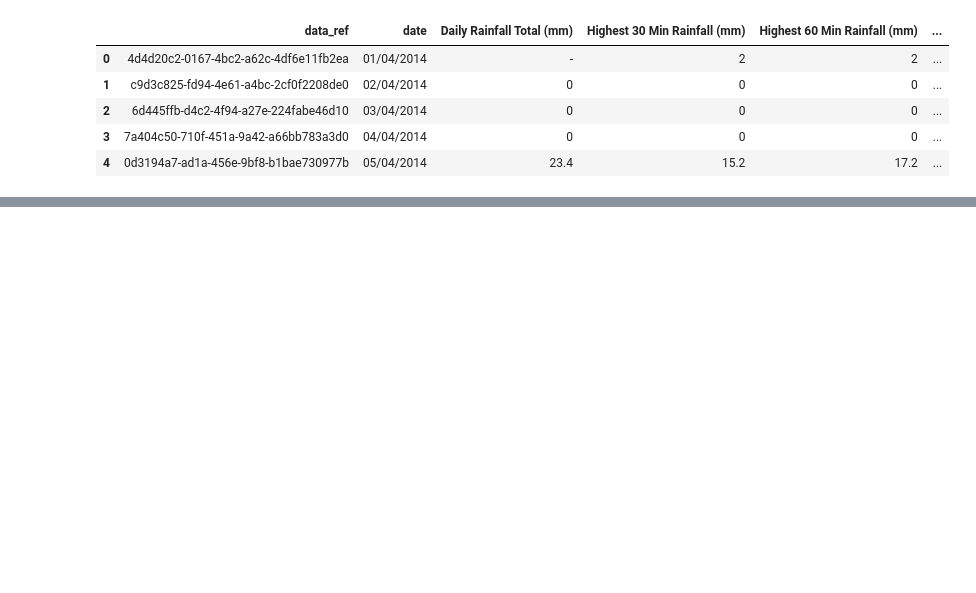
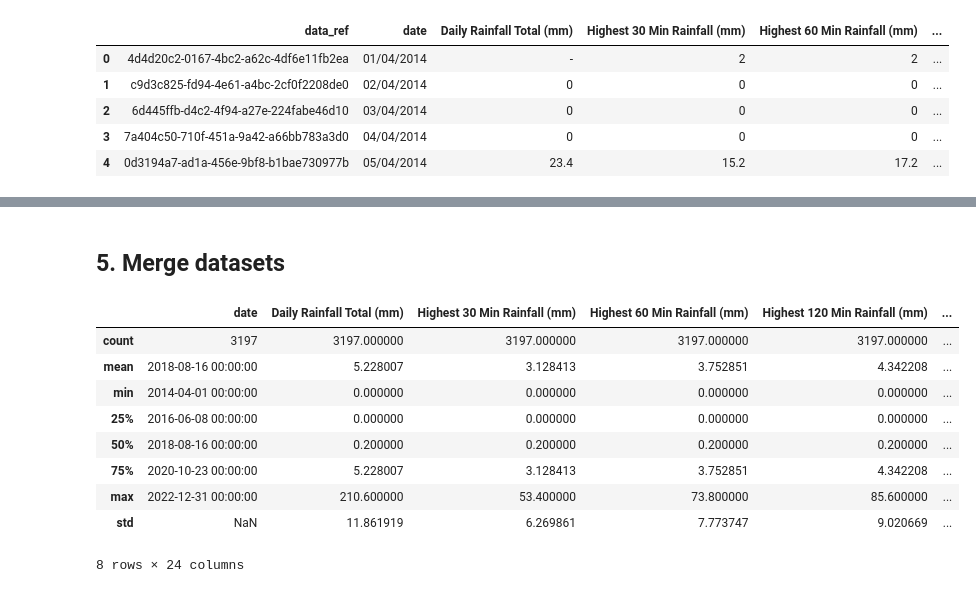
Before and after one commit to lxxxng/SolarPanelEfficiencyPrediction, a Jupyter notebook: eda.ipynb, the cells around one changed output, grey strips where cells are left out. Drawn from its saved outputs; the diff is of its cells as text; code cells hidden in the pictures; blank space fills up the shorter version.

```diff
--- a/eda.ipynb
+++ b/eda.ipynb
@@ -35,0 +263,4 @@ df.head()
+# %%
+# replace missing values in weather_df
+weather_float_cols = weather_df.select_dtypes(include=['float64']).columns
+weather_df[weather_float_cols] = weather_df[weather_float_cols].fillna(weather_df[weather_float_cols].mean())
@@ -35,0 +271,2 @@ df.head()
+# %% [markdown]
+## 5. Merge datasets
@@ -35,0 +280,13 @@ df.head()
+# %%
+merged_df.describe()
+# %% [output]
+|  | date | Daily Rainfall Total (mm) | Highest 30 Min Rainfall (mm) | Highest 60 Min Rainfall (mm) | Highest 120 Min Rainfall (mm) | ... |
+| count | 3197 | 3197.000000 | 3197.000000 | 3197.000000 | 3197.000000 | ... |
+| mean | 2018-08-16 00:00:00 | 5.228007 | 3.128413 | 3.752851 | 4.342208 | ... |
+| min | 2014-04-01 00:00:00 | 0.000000 | 0.000000 | 0.000000 | 0.000000 | ... |
+| 25% | 2016-06-08 00:00:00 | 0.000000 | 0.000000 | 0.000000 | 0.000000 | ... |
+| 50% | 2018-08-16 00:00:00 | 0.200000 | 0.200000 | 0.200000 | 0.200000 | ... |
+| 75% | 2020-10-23 00:00:00 | 5.228007 | 3.128413 | 3.752851 | 4.342208 | ... |
+| max | 2022-12-31 00:00:00 | 210.600000 | 53.400000 | 73.800000 | 85.600000 | ... |
+| std | NaN | 11.861919 | 6.269861 | 7.773747 | 9.020669 | ... |
+8 rows × 24 columns
```
Also changed, not shown: parts of 43 cells of this notebook.
